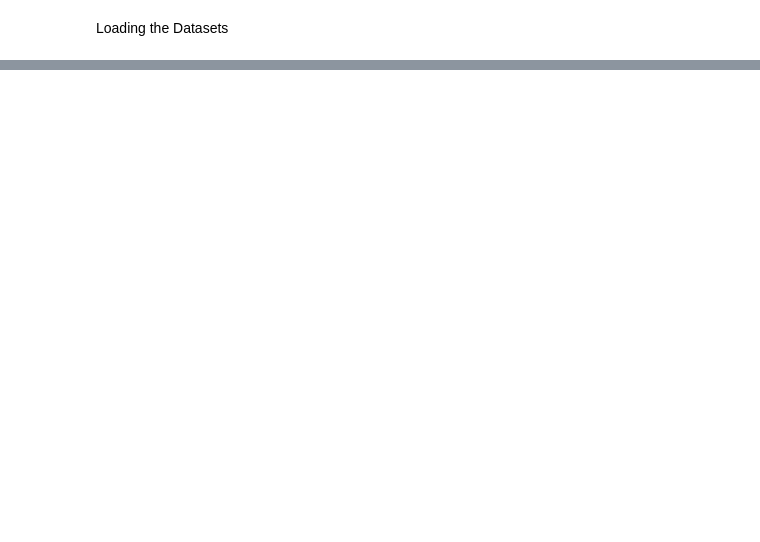
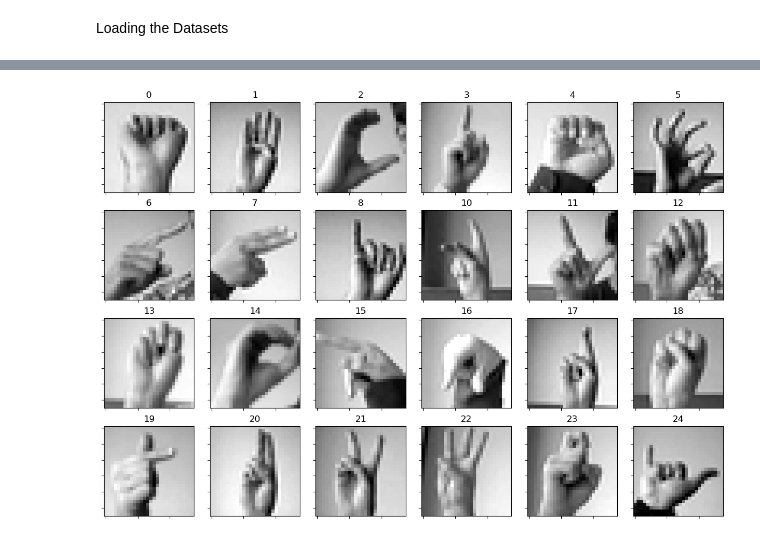
Before and after one commit to JordanRichard/Intro_AI, a Jupyter notebook: Project/project.ipynb, the cells around one changed output, grey strips where cells are left out. Saved outputs shown, nothing was run; the diff lists cells and outputs as text; code cells hidden in the pictures; blank space fills up the shorter version.

```diff
--- a/Project/project.ipynb
+++ b/Project/project.ipynb
@@ -100,0 +76,60 @@ The Model:
+# %%
+# Selects all the columns of the train_data DataFrame except for the label for train and test datasets
+X_train = train[train.columns[1:]]
+X_test = test[test.columns[1:]]
+
+# Converts the values DataFrame to a numpy array, reshapes it into a 4D tensor with dimensions (-1, 28, 28, 1).
+#  "-1"  means the size of the first dimension will be inferred automatically. The others represent the
+# h,w, and color channel, "1" meaning greyscale
+X_train = X_train.values.reshape(-1, 28, 28, 1)
+X_test = X_test.values.reshape(-1, 28, 28, 1)
+
+# selects the column with the label data
+y_train = train['label']
+y_test = test['label']
+
+# one-hot encodes the labels using Keras.
+y_train = to_categorical(y_train, num_classes = 25)
+y_test = to_categorical(y_test, num_classes = 25)
+# %%
+# Displays dataframes from the training set with their labels
+
+labelDict = {
+    "1": "A",
+    "2": "B",
+    "3": "C",
+    "4": "D",
+    "5": "E",
+    "6": "F",
+    "7": "G",
+    "8": "H",
+    "9": "I",
+    "10": "K",
+    "11": "L",
+    "12": "M",
+    "13": "N",
+    "14": "O",
+    "15": "P",
+    "16": "Q",
+    "17": "R",
+    "18": "S",
+    "19": "T",
+    "20": "U",
+    "21": "V",
+    "22": "W",
+    "23": "X",
+    "24": "Y"
+}
+
+fig, axs = plt.subplots(4, 6, figsize=(15, 10))
+fig.subplots_adjust(hspace = 0.2, wspace=.1)
+axs = axs.ravel()
+for i in range(24):
+    idx = train[train['label']==labels[i]].index[0]
+    axs[i].imshow(X_train[idx][:,:,0], cmap='gray')
+
+    axs[i].set_title(y_train[idx].argmax())
+    axs[i].set_xticklabels([])
+    axs[i].set_yticklabels([])
+# %% [output]
+[figure, added]
```
Also changed, not shown: parts of 19 cells of this notebook.
